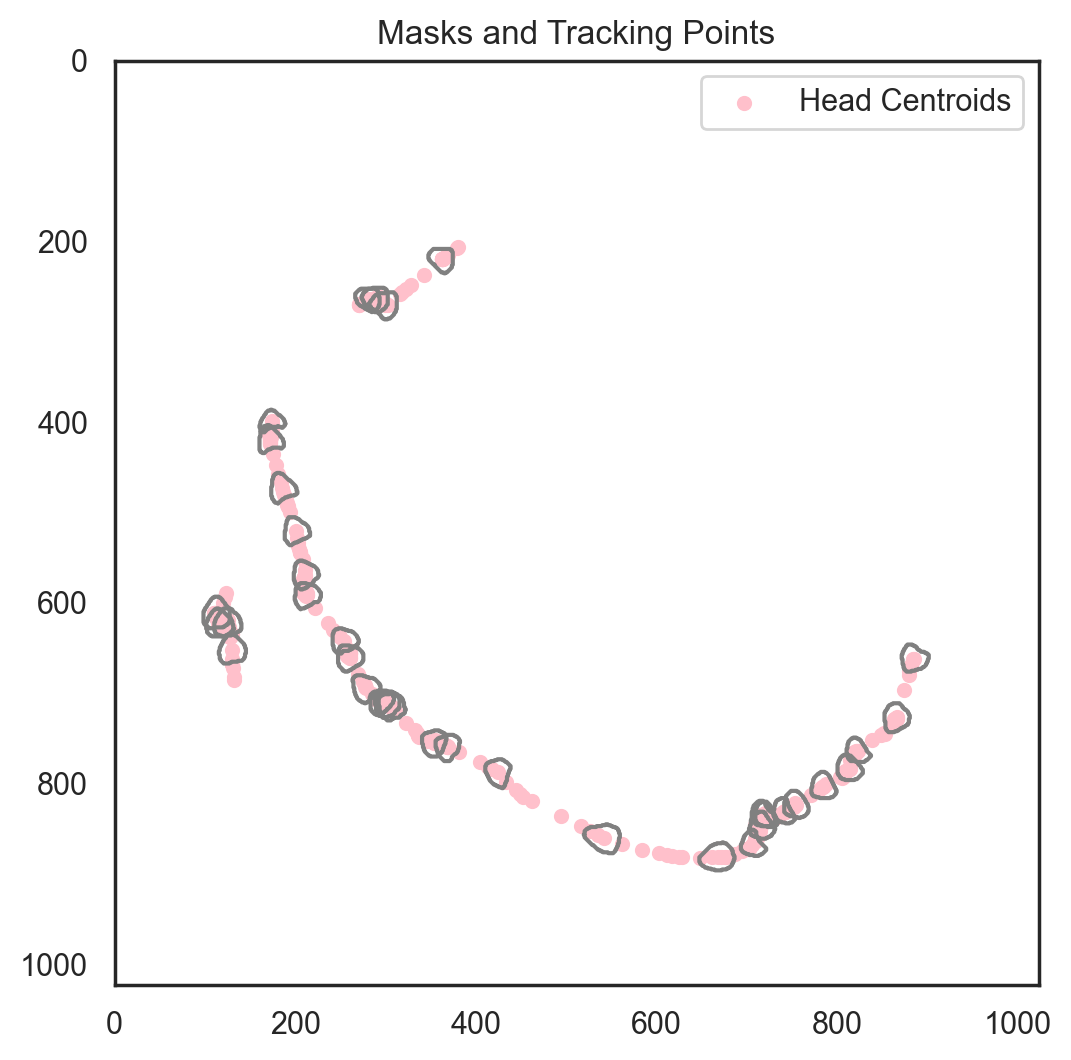
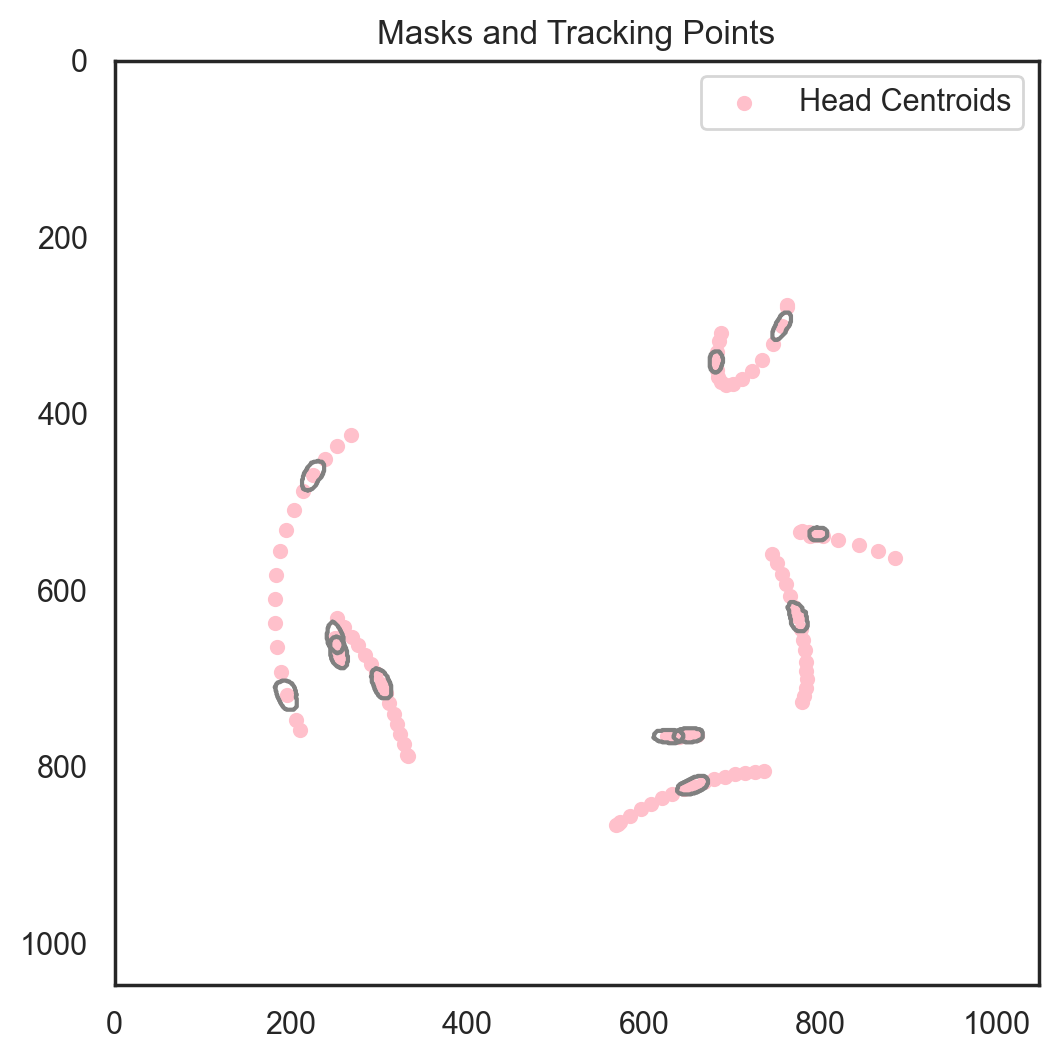
The change to this notebook cell's code, shown as a diff; its figure went from the first image to the second:
--- before
+++ after
@@ -3,12 +3,12 @@
 every_nth = 10
 # Plot every nth mask
-for frame_idx in head_indices[::every_nth]:
-    mask = head_masks[frame_idx]
+for frame_idx in worm_tracking_indices[::every_nth]:
+    mask = worm_masks[frame_idx]
     if mask.any():
         ax.contour(mask, levels=[0.5], colors='grey', linewidths=1.5)
 
 # Plot tracking points
-ax.scatter(head_tracking['x'], 
-           head_tracking['y'], 
+ax.scatter(worm_tracking['x'], 
+           worm_tracking['y'], 
            s=20, 
            color='pink', 

Commit: Updated annotation and prediction loading notebooks